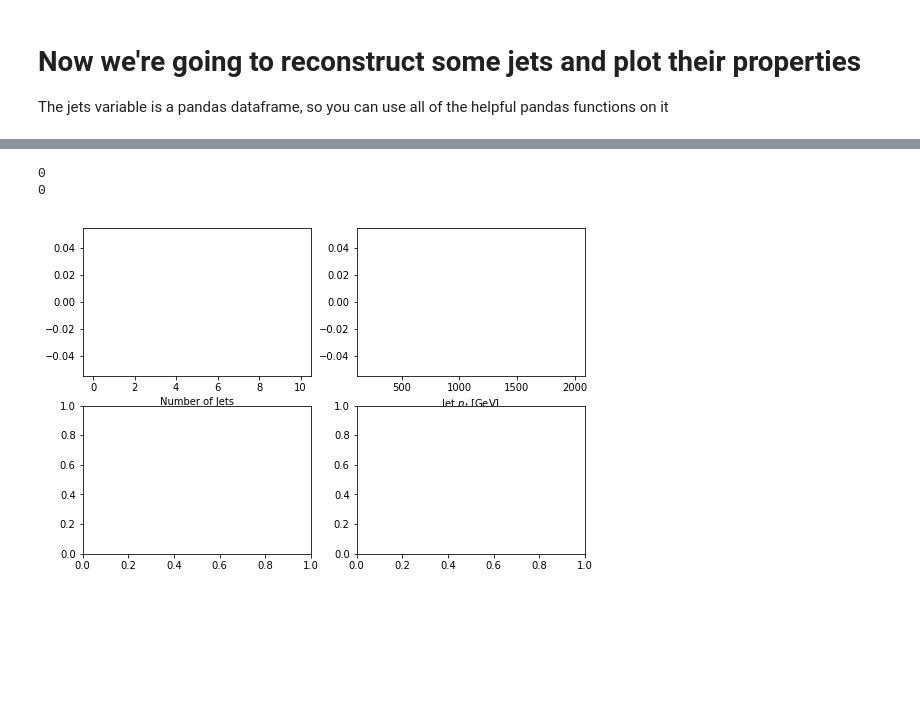
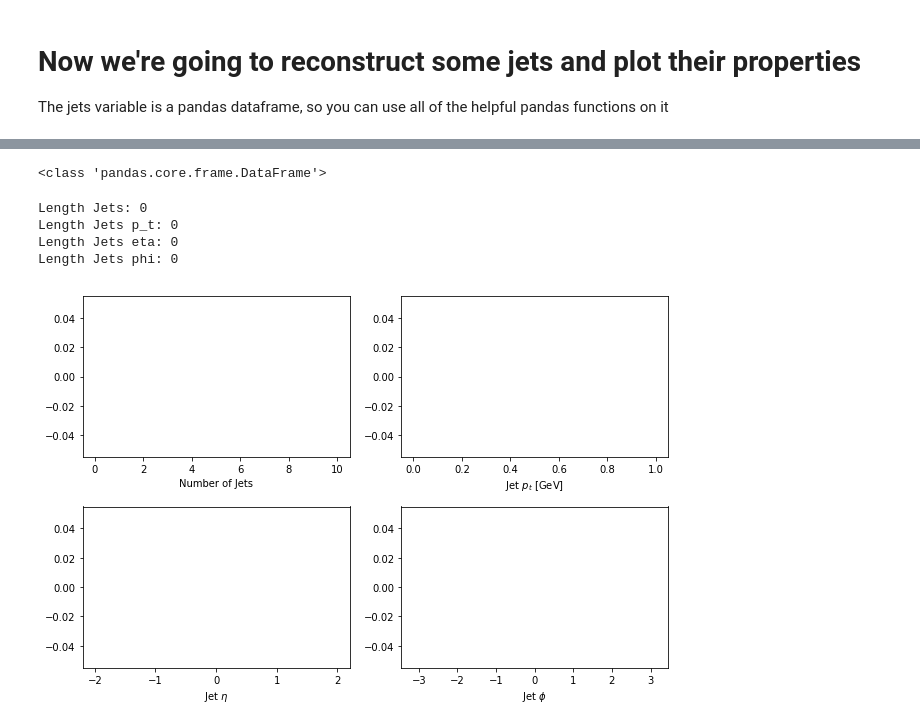
Before and after one commit to WyattBlair77/DataExploration, a Jupyter notebook: wyatt_DataTest.ipynb, the cells around one changed output, grey strips where cells are left out. Saved outputs shown, nothing was run; the diff lists cells and outputs as text; code cells hidden in the pictures; blank space fills up the shorter version.

```diff
--- a/wyatt_DataTest.ipynb
+++ b/wyatt_DataTest.ipynb
@@ -22,8 +22,20 @@ Third Axis: $\phi$ value (size usually: 64)<br>
 # cwd = os.getcwd()
 # print(cwd)
 
-data_path = "/home/wyattblair/towahid/mu200_normalized_train_5k.npy"
-data = np.load(data_path, mmap_mode='r')
+n_samples = 10**4
+
+normalization_factor = 487
+data_path = "/home/wyattblair/towahid/mu200_normalized_train.npy"
+data_full = np.load(data_path)
+data = data_full[:n_samples]
+# for i in range(len(data)):
+#     for j in range(len(data[i])):
+#         for k in range(len(data[i][j])):
+#             data[i][j][k] = data[i][j][k] * normalization_factor
+for i in data:
+    for j in i:
+        for k in j:
+            k = k*normalization_factor
 # %% [markdown]
 # Wahid's draw_image function:
 ### Arguments:
@@ -133,18 +99,35 @@ len jets2: 0
+# %%
+jets = reco.reconstruct_events(data)
+
+print(type(jets))
+# %% [output]
+<class 'pandas.core.frame.DataFrame'>
 # %%
 fig, ((ax1, ax2), (ax3, ax4)) = plt.subplots(2,2, figsize=(9,6))
 
 # how many jets?
 jetCount = jets.groupby('event').size()
 ax1.hist(jetCount, bins=10, range=(0,10))
 ax1.set_xlabel('Number of Jets')
 
-# how many jets were at x transverse momentum?
-ax2.hist(jets.pt, bins=20, range=(200,2000))
+ax2.hist(jets.pt, bins=20, range=(0,1))
 ax2.set_xlabel('Jet $p_t$ [GeV]')
 
-print(len(jets))
-print(len(jets.pt))
+ax3.hist(jets.eta, bins= 20, range=(-2,2))
+ax3.set_xlabel('Jet $\eta$')
+
+ax4.hist(jets.phi, bins= 20, range= (-np.pi, np.pi))
+ax4.set_xlabel('Jet $\phi$')
+
+plt.tight_layout()
+
+print("Length Jets: " + str(len(jets)))
+print("Length Jets p_t: " + str(len(jets.pt)))
+print("Length Jets eta: " + str(len(jets.eta)))
+print("Length Jets phi: " + str(len(jets.phi)))
 # %% [output]
-0
-0
+Length Jets: 0
+Length Jets p_t: 0
+Length Jets eta: 0
+Length Jets phi: 0
-[figure, old version]
+[figure, new version]
```
Also changed, not shown: parts of 4 cells of this notebook, 3 other files.
